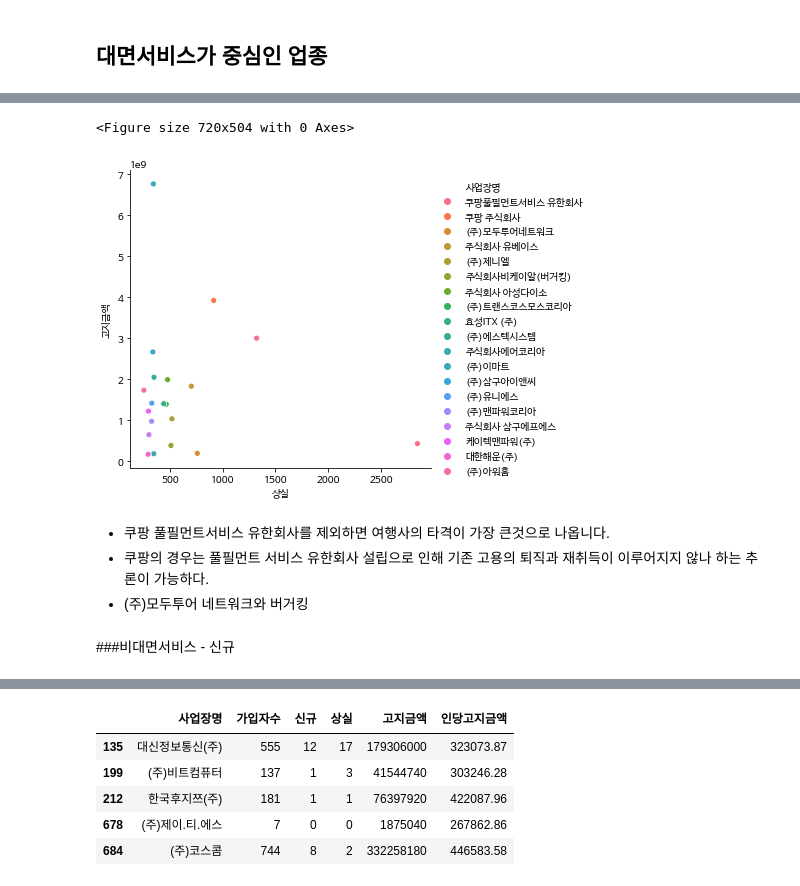
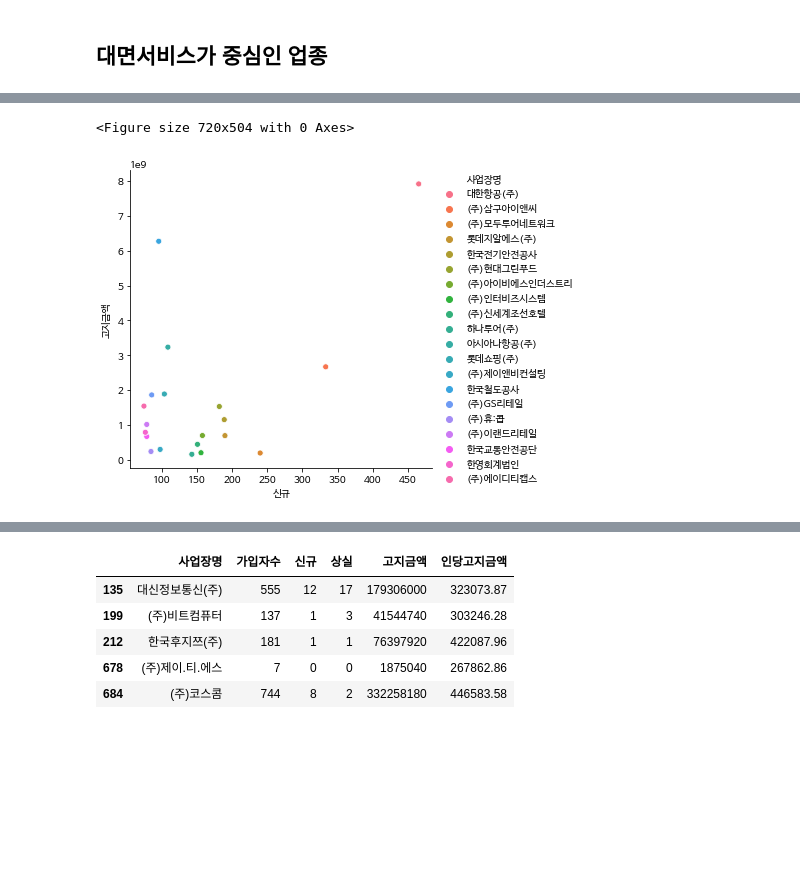
Before and after one commit to SANGSEOSEO/philosophy_datascience, a Jupyter notebook: 국민연금을_통해_본_COVID19에서의_우리경제.ipynb, the cells around one changed output, grey strips where cells are left out. Saved outputs shown, nothing was run; the diff lists cells and outputs as text; code cells hidden in the pictures; blank space fills up the shorter version.

```diff
--- a/국민연금을_통해_본_COVID19에서의_우리경제.ipynb
+++ b/국민연금을_통해_본_COVID19에서의_우리경제.ipynb
@@ -79,7 +96,7 @@ df.loc[df['고지금액'].isnull()]
 
 #1.1 대면서비스 업종
 # 이용업,미용,마사지,욕탕,세탁,장례식,결혼,상담
-df_uncontact = df[(df['업종코드'].isin([biz for biz in df['업종코드'] if str(biz).startswith('940')
+df_contact = df[(df['업종코드'].isin([biz for biz in df['업종코드'] if str(biz).startswith('940')
                                                                          | str(biz).startswith('92')
                                                                          | str(biz).startswith('93')
                                                                          | str(biz).startswith('80')
@@ -94,7 +111,7 @@ df_uncontact = df[(df['업종코드'].isin([biz for biz in df['업종코드'] if
                                                                          | str(biz).startswith('62')
                                                                         | str(biz).startswith('52')
                                                                          ]))]
-
+df_contact.sort_values(by='상실', ascending=False)
 
 # # 부동산관련
 # df_realest = df[(df['업종코드'].isin([biz for biz in df['업종코드'] if str(biz).startswith('65')
@@ -110,5 +146,5 @@ df_uncontact = df[(df['업종코드'].isin([biz for biz in df['업종코드'] if
 # %%
-df_uncontact['인당고지금액'] = df_uncontact['고지금액'] / df_uncontact['가입자수']
-df_uncontact['평균월급'] = df_uncontact['고지금액'] / 9 * 100
-df_uncontact['평균연봉'] = df_uncontact['평균월급'] * 12
+df_contact['인당고지금액'] = df_contact['고지금액'] / df_contact['가입자수']
+df_contact['평균월급'] = df_contact['고지금액'] / 9 * 100
+df_contact['평균연봉'] = df_contact['평균월급'] * 12
 # %%
@@ -115,0 +183,3 @@ ds_uncnt = df_uncontact[['자료생성년월', '사업장명', '사업장형태'
+# %%
+# 상위 20
+ds_cntN = df_contact[['자료생성년월', '사업장명', '사업장형태', '업종코드명', '적용일', '탈퇴일', '가입상태', '신규', '상실', '가입자수', '고지금액', '인당고지금액', '평균월급', '평균연봉']].sort_values(by='신규', ascending=False).head(20)
@@ -116,13 +206,7 @@ ds_uncnt = df_uncontact[['자료생성년월', '사업장명', '사업장형태'
 # %%
 plt.figure(figsize=(10, 7))
-sns.relplot(x='상실', y='고지금액', data=ds_uncnt, hue='사업장명')
+sns.relplot(x='신규', y='고지금액', data=ds_cntN, hue='사업장명')
 plt.show()
 # %% [output]
 <Figure size 720x504 with 0 Axes>
-[figure, old version]
+[figure, new version]
-# %% [markdown]
-- 쿠팡 풀필먼트서비스 유한회사를 제외하면 여행사의 타격이 가장 큰것으로 나옵니다.
-- 쿠팡의 경우는 풀필먼트 서비스 유한회사 설립으로 인해 기존 고용의 퇴직과 재취득이 이루어지지 않나 하는 추론이 가능하다.
-- (주)모두투어 네트워크와 버거킹
-# %% [markdown]
-###비대면서비스 - 신규
```
Also changed, not shown: parts of 67 cells of this notebook.
